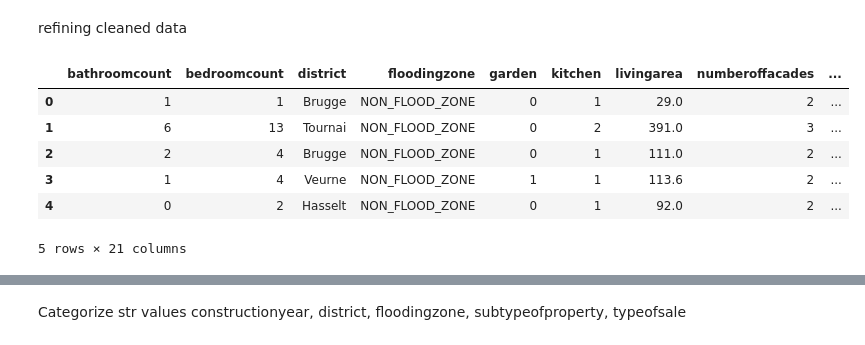
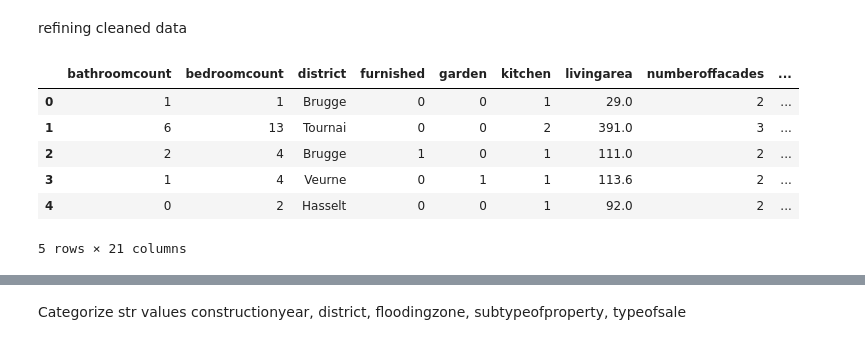
Before and after one commit to AdrienPiette/immoModel, a Jupyter notebook: notebookmodeltraining.ipynb, the cells around one changed output, grey strips where cells are left out. Saved outputs shown, nothing was run; the diff lists cells and outputs as text; code cells hidden in the pictures.

```diff
--- a/notebookmodeltraining.ipynb
+++ b/notebookmodeltraining.ipynb
@@ -65,33 +66,34 @@ refining cleaned data
 # %%
 def clean_data(df):
     # Drop column: 'country'
     df = df.drop(columns=['country'])
     # Drop column: 'fireplace'
     df = df.drop(columns=['fireplace'])
     # Drop column: 'monthlycharges'
     df = df.drop(columns=['monthlycharges'])
     # Drop column: 'locality'
     df = df.drop(columns=['locality'])
     # Drop column: 'propertyid'
     df = df.drop(columns=['propertyid'])
     # Drop column: 'constructionyear'
     df = df.drop(columns=['constructionyear'])
-    df = df.drop(columns=['furnished'])
+    #df = df.drop(columns=['furnished'])
     df = df.drop(columns=['roomcount'])
     df = df.drop(columns=['postalcode'])
+    df = df.drop(columns=['floodingzone'])
 
     return df
 
 
 df_clean = clean_data(df.copy())
 df_clean.head()
 # %% [output]
-|  | bathroomcount | bedroomcount | district | floodingzone | garden | kitchen | livingarea | numberoffacades | ... |
-| 0 | 1 | 1 | Brugge | NON_FLOOD_ZONE | 0 | 1 | 29.0 | 2 | ... |
-| 1 | 6 | 13 | Tournai | NON_FLOOD_ZONE | 0 | 2 | 391.0 | 3 | ... |
-| 2 | 2 | 4 | Brugge | NON_FLOOD_ZONE | 0 | 1 | 111.0 | 2 | ... |
-| 3 | 1 | 4 | Veurne | NON_FLOOD_ZONE | 1 | 1 | 113.6 | 2 | ... |
-| 4 | 0 | 2 | Hasselt | NON_FLOOD_ZONE | 0 | 1 | 92.0 | 2 | ... |
+|  | bathroomcount | bedroomcount | district | furnished | garden | kitchen | livingarea | numberoffacades | ... |
+| 0 | 1 | 1 | Brugge | 0 | 0 | 1 | 29.0 | 2 | ... |
+| 1 | 6 | 13 | Tournai | 0 | 0 | 2 | 391.0 | 3 | ... |
+| 2 | 2 | 4 | Brugge | 1 | 0 | 1 | 111.0 | 2 | ... |
+| 3 | 1 | 4 | Veurne | 0 | 1 | 1 | 113.6 | 2 | ... |
+| 4 | 0 | 2 | Hasselt | 0 | 0 | 1 | 92.0 | 2 | ... |
 5 rows × 21 columns
 # %%
 def clean_data(df_clean):
```
Also changed, not shown: parts of 12 cells of this notebook, 8 other files.
